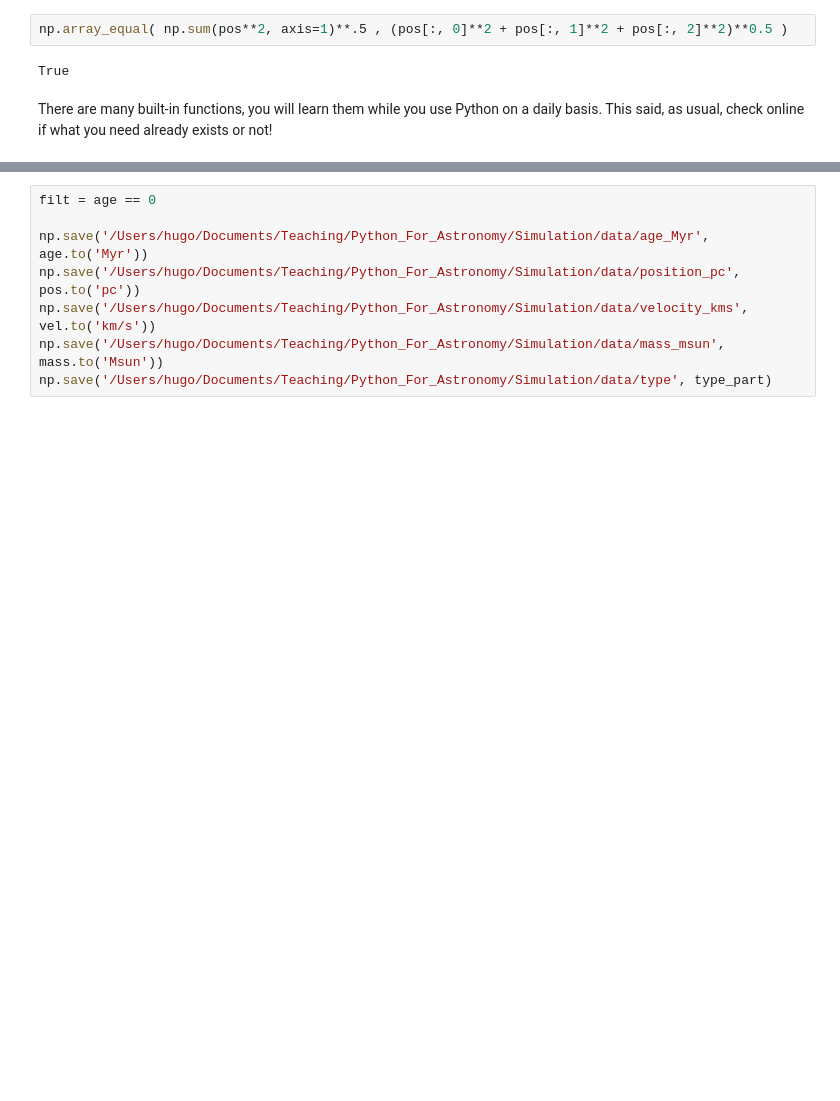
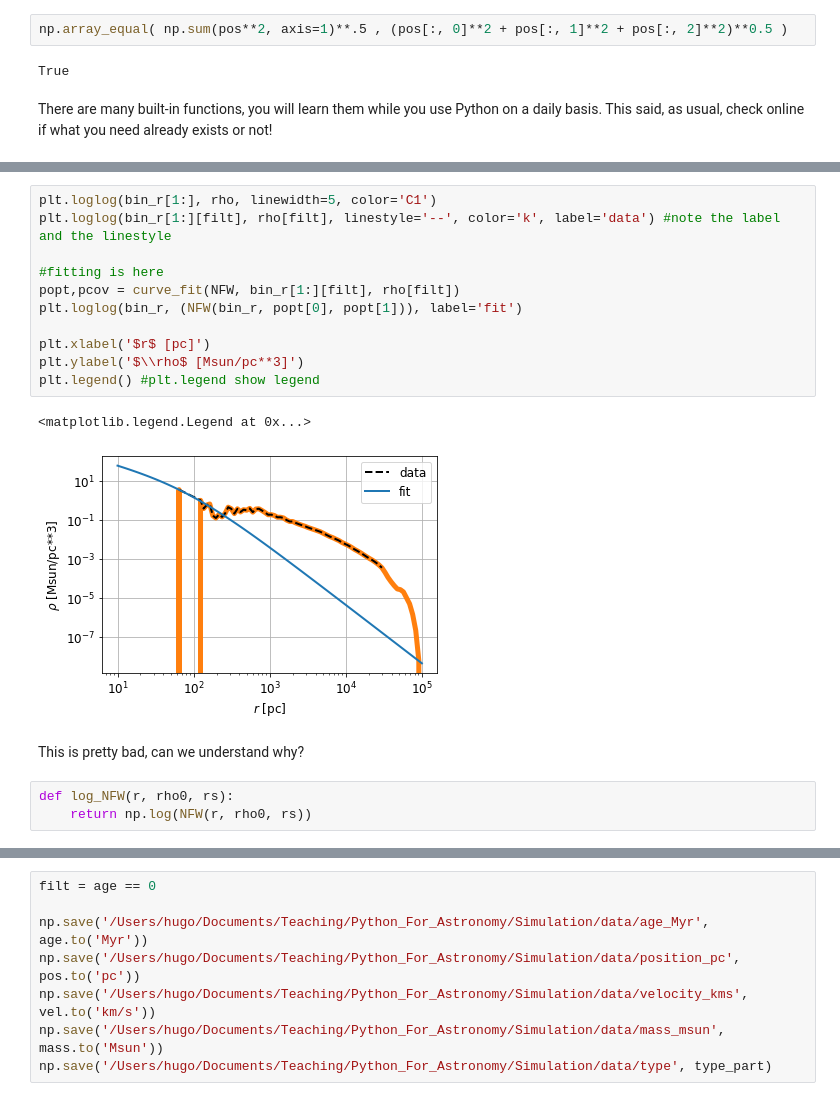
Before and after one commit to HugoPfister/Python_For_Astronomy, a Jupyter notebook: Simulation/analysis.ipynb, the cells around one changed output, grey strips where cells are left out. Saved outputs shown, nothing was run; the diff lists cells and outputs as text; blank space fills up the shorter version.

```diff
--- a/Simulation/analysis.ipynb
+++ b/Simulation/analysis.ipynb
@@ -126,0 +179,19 @@ There are many built-in functions, you will learn them while you use Python on a
+# %%
+plt.loglog(bin_r[1:], rho, linewidth=5, color='C1')
+plt.loglog(bin_r[1:][filt], rho[filt], linestyle='--', color='k', label='data') #note the label and the linestyle
+
+#fitting is here
+popt,pcov = curve_fit(NFW, bin_r[1:][filt], rho[filt])
+plt.loglog(bin_r, (NFW(bin_r, popt[0], popt[1])), label='fit')
+
+plt.xlabel('$r$ [pc]')
+plt.ylabel('$\\rho$ [Msun/pc**3]')
+plt.legend() #plt.legend show legend
+# %% [output]
+<matplotlib.legend.Legend at 0x...>
+[figure, added]
+# %% [markdown]
+This is pretty bad, can we understand why?
+# %%
+def log_NFW(r, rho0, rs):
+    return np.log(NFW(r, rho0, rs))
```
Also changed, not shown: parts of 55 cells of this notebook.
